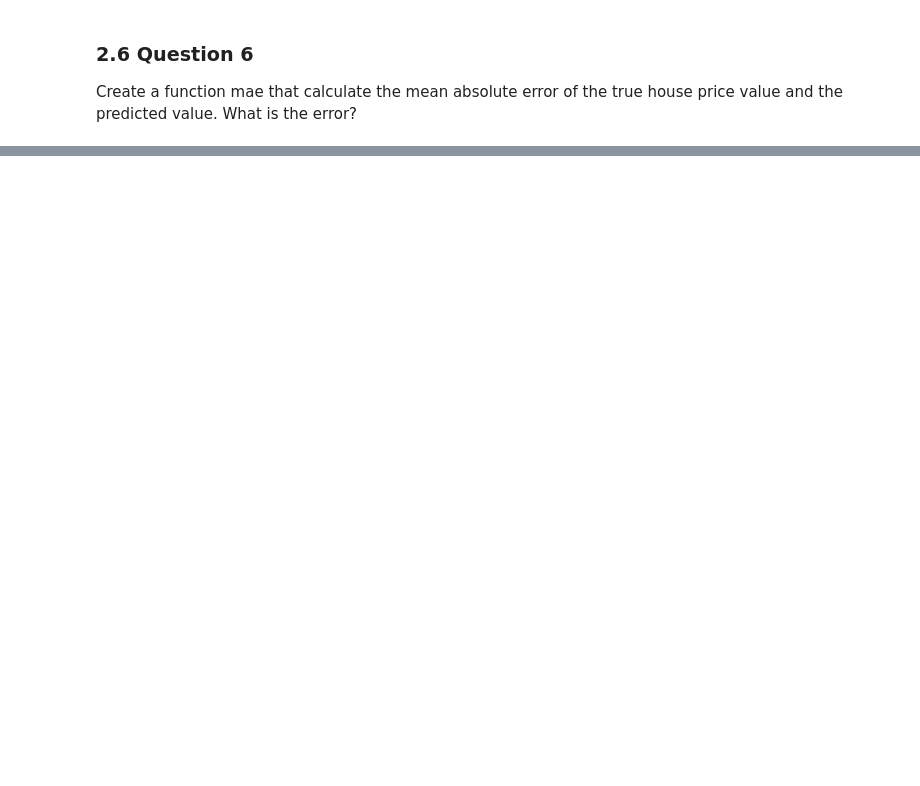
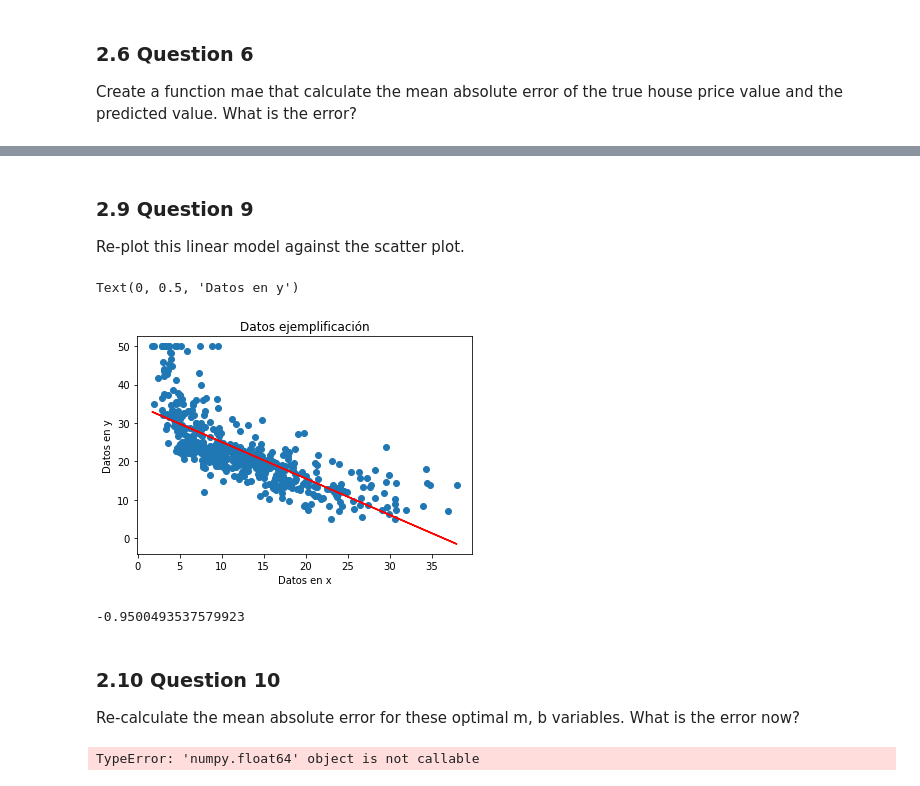
Before and after one commit to YosefGuevara012/ML_MIR, a Jupyter notebook: Lab 1. Linear regresion/Lab 1. Linear regression.ipynb, the cells around one changed output, grey strips where cells are left out. Cells and saved outputs as stored; diff of their text form; code cells hidden in the pictures; blank space fills up the shorter version.

Commit message:
Solo falta punto 10 y pulir, no tengo ni idea de cual es el error

```diff
--- a/Lab 1. Linear regresion/Lab 1. Linear regression.ipynb
+++ b/Lab 1. Linear regresion/Lab 1. Linear regression.ipynb
@@ -142,0 +175,53 @@ Length: 506, dtype: float64
+# %%
+# def lm(x, y) -> tuple[float, float]:
+def lm(x, y):
+
+    x_mean = x.mean()
+    y_mean = y.mean()
+
+    Sxy = 0
+    Sxx = 0
+
+    for val in x:
+
+        Sxx += (val-x_mean)**2
+
+    for i,val in enumerate(x):
+
+        Sxy += y[i]*(val-x_mean)
+
+    B1 = Sxy/Sxx
+
+    B0 = y_mean - B1*x_mean
+
+    b = B0
+    m = B1
+
+    return m, b
+# %% [markdown]
+### 2.9 Question 9
+Re-plot this linear model against the scatter plot.
+# %%
+m, b = lm(df['LSTAT'], y)
+plt.scatter(df['LSTAT'],y)
+linear_regression = list(b + m*df['LSTAT'])
+plt.plot(df['LSTAT'], linear_regression, color='r')
+plt.title("Datos ejemplificación")
+plt.xlabel("Datos en x")
+plt.ylabel("Datos en y")
+# %% [output]
+Text(0, 0.5, 'Datos en y')
+[figure, added]
+# %%
+m
+# %% [output]
+-0.9500493537579923
+# %% [markdown]
+### 2.10 Question 10
+Re-calculate the mean absolute error for these optimal m, b variables. What
+is the error now?
+# %%
+mae = mae(y, linear_regression)
+mae
+# %% [output]
+TypeError: 'numpy.float64' object is not callable
```
Also changed, not shown: parts of 18 cells of this notebook.
